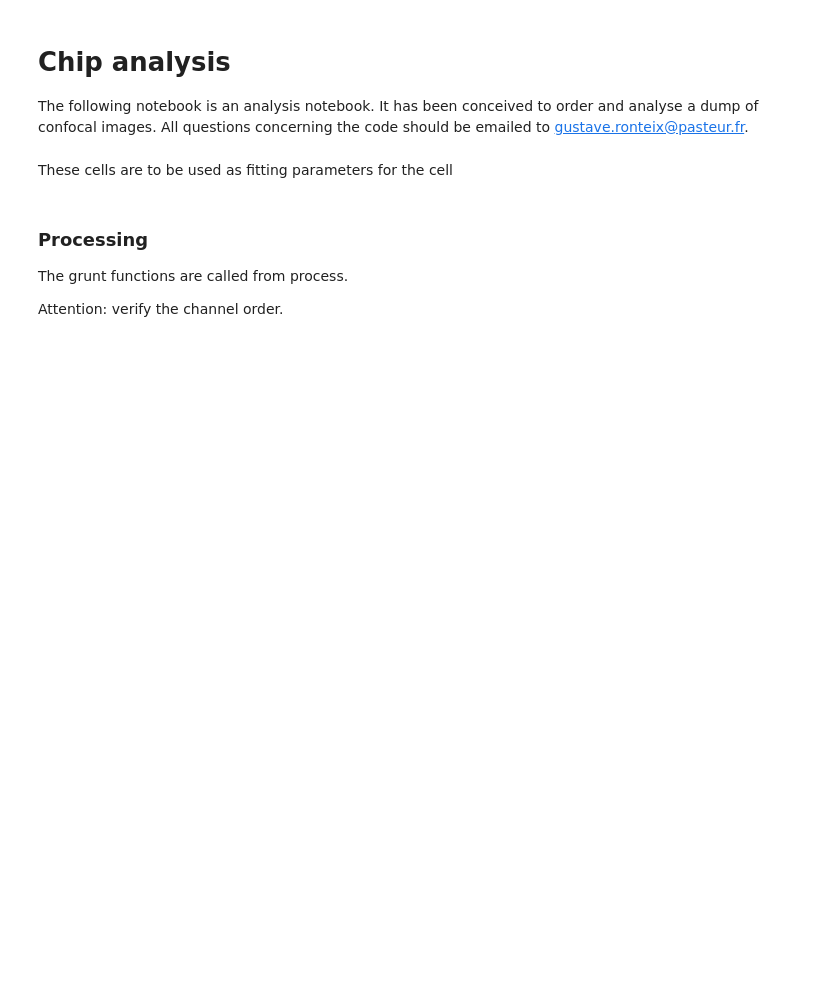
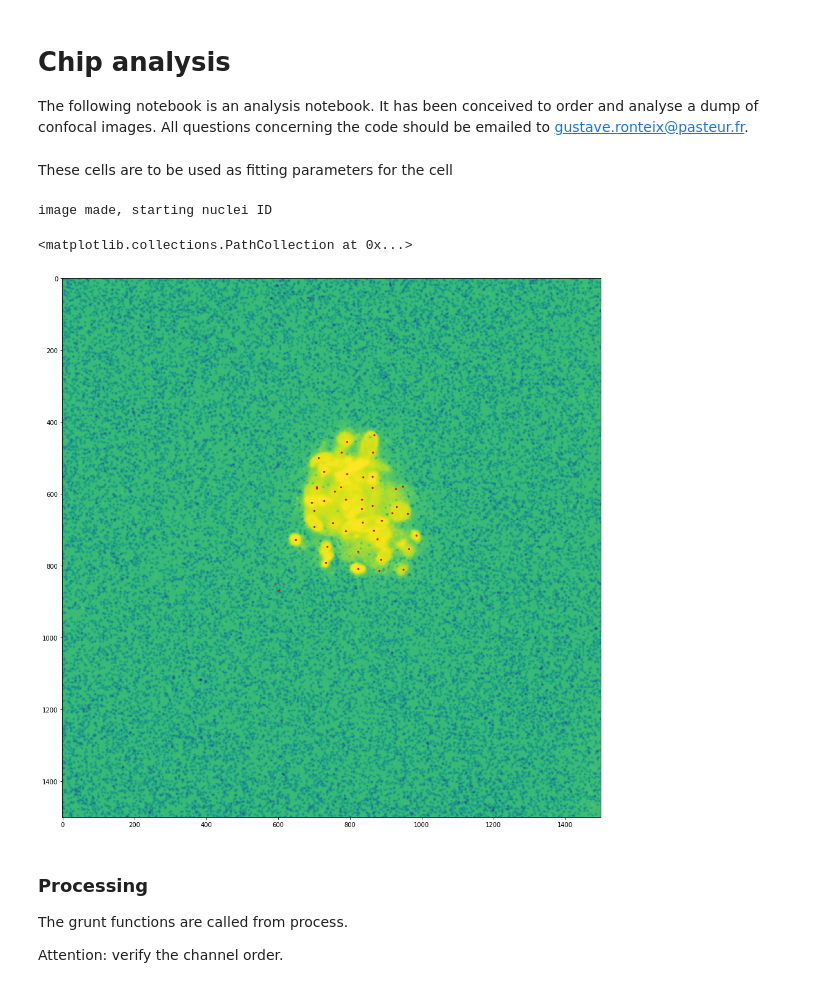
Before and after one commit to gronteix/3D-Segmentation-Sebastien, a Jupyter notebook: UtilityNotebook-Copy2.ipynb, the cells around one changed output. Drawn from its saved outputs; the diff is of its cells as text; code cells hidden in the pictures; blank space fills up the shorter version.

```diff
--- a/UtilityNotebook-Copy2.ipynb
+++ b/UtilityNotebook-Copy2.ipynb
@@ -12,7 +12,7 @@ The following notebook is an analysis notebook. It has been conceived to order a
 # %% [markdown]
 These cells are to be used as fitting parameters for the cell
 # %%
-path = r'\\atlas.pasteur.fr\Multicell\Gustave\fusionGustave\TIFF BIS\1\22'
+path = r'\\atlas.pasteur.fr\Multicell\Gustave\fusionGustave\TIFF BIS\4\22'
 
 livePosition = 2
 green = 0
@@ -37,11 +37,11 @@ dZ = 2*(int(zRatio*d/pxtoum)//2)+1
 
 dCells = (dZ, dX, dY)
 
-minmass = 10000
+minmass = 4000
 # %%
 import spheroid
 
-Sph = spheroid.spheroid(path, '1', '22', zRatio, r, d,pxtoum, minmass)
+Sph = spheroid.spheroid(path, '4', '22', zRatio, r, d,pxtoum, minmass)
     # Initialize spheroid
 
 if len(channels) == 3: # Improve dependancy on channel number...
@@ -53,6 +53,8 @@ if len(channels) == 3: # Improve dependancy on channel number...
 else: print("Wrong number of color channels")
 
 print('image made, starting nuclei ID')
+# %% [output]
+image made, starting nuclei ID
 # %%
 from trackpy import preprocessing
 import trackpy
@@ -64,19 +66,22 @@ df = trackpy.locate(Sph.NucImage[:,:,:], rNoyau, minmass=None, maxsize=None, sep
 # %%
 import matplotlib.pyplot as plt
 from skimage import exposure
 from scipy.ndimage import gaussian_filter
 
 fd = df.loc[df['mass'] > minmass]
 
 fd =fd.loc[((fd['x'] -fd['x'].mean())**2 < 4*fd['x'].std()**2) &
           ((fd['y'] -fd['y'].mean())**2 < 4*fd['y'].std()**2)]
 
 img_eq = exposure.equalize_hist(Sph.NucImage[60,250:1750,250:1750])
 im =  gaussian_filter(img_eq, sigma=2)
 
 ax, fig = plt.subplots(figsize = (16,16))
 plt.imshow(im)
-plt.scatter(fd['x']-250, fd['y']-250, s = 5)
+plt.scatter(fd['x']-250, fd['y']-250, c = 'r', s = 5)
+# %% [output]
+<matplotlib.collections.PathCollection at 0x...>
+[figure, added]
 # %% [markdown]
 ### Processing
 
```
Also changed, not shown: parts of 17 cells of this notebook, 4 other files.
